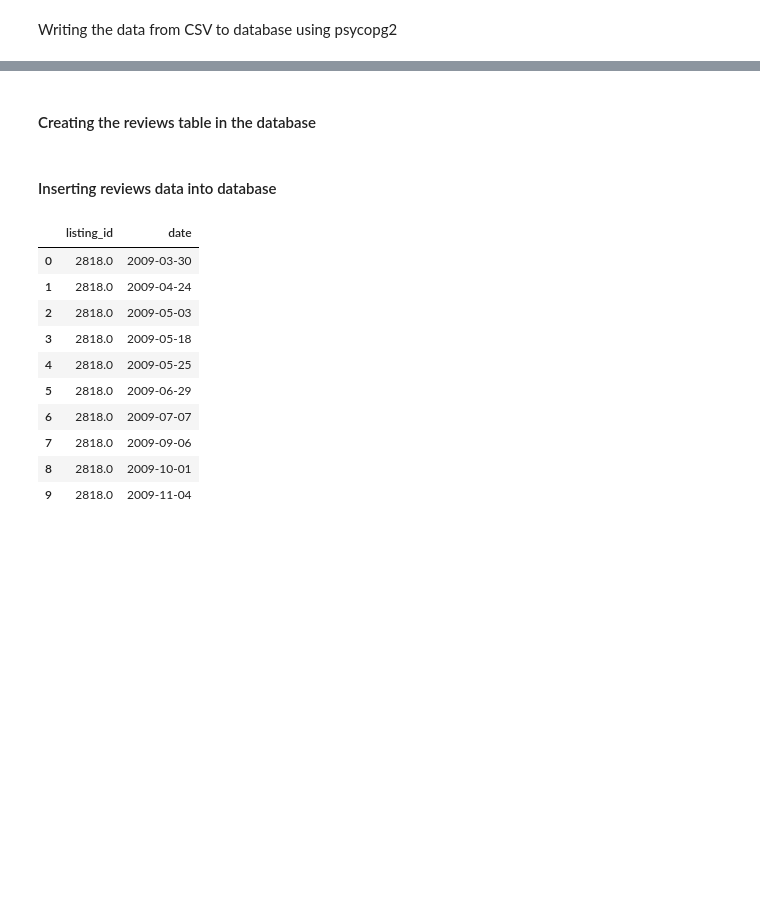
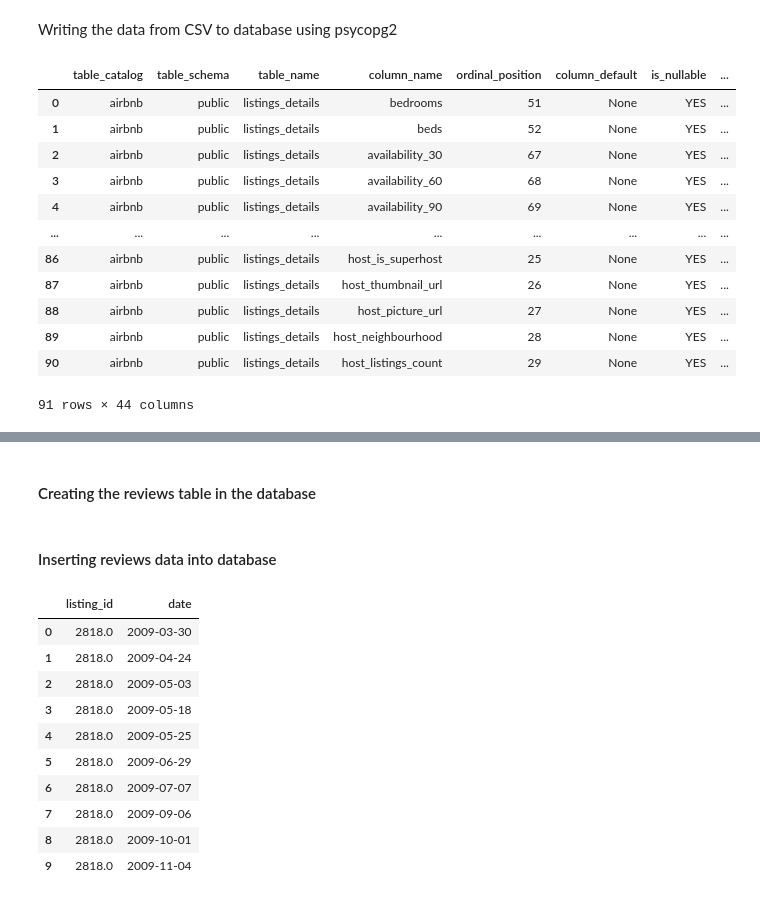
Before and after one commit to idjey/DEtheHardWay, a Jupyter notebook: airBnb_dataModeling.ipynb, the cells around one changed output, grey strips where cells are left out. Drawn from its saved outputs; the diff is of its cells as text; code cells hidden in the pictures; blank space fills up the shorter version.

Commit message:
Trying my hand on data modeling. Gathered some knowledge

```diff
--- a/airBnb_dataModeling.ipynb
+++ b/airBnb_dataModeling.ipynb
@@ -108,6 +143,19 @@ relation "calendar" already exists
 # %% [markdown]
 Writing the data from CSV to database using psycopg2
 # %%
-copyCalendarData = """COPY calendar from '/var/lib/postgresql/data/airbnb/calendar.csv'
-        DELIMITER ',' CSV HEADER"""
+getSchema('listings_details',credentials)
+# %% [output]
+|  | table_catalog | table_schema | table_name | column_name | ordinal_position | column_default | is_nullable | ... |
+| 0 | airbnb | public | listings_details | bedrooms | 51 | None | YES | ... |
+| 1 | airbnb | public | listings_details | beds | 52 | None | YES | ... |
+| 2 | airbnb | public | listings_details | availability_30 | 67 | None | YES | ... |
+| 3 | airbnb | public | listings_details | availability_60 | 68 | None | YES | ... |
+| 4 | airbnb | public | listings_details | availability_90 | 69 | None | YES | ... |
+| ... | ... | ... | ... | ... | ... | ... | ... | ... |
+| 86 | airbnb | public | listings_details | host_is_superhost | 25 | None | YES | ... |
+| 87 | airbnb | public | listings_details | host_thumbnail_url | 26 | None | YES | ... |
+| 88 | airbnb | public | listings_details | host_picture_url | 27 | None | YES | ... |
+| 89 | airbnb | public | listings_details | host_neighbourhood | 28 | None | YES | ... |
+| 90 | airbnb | public | listings_details | host_listings_count | 29 | None | YES | ... |
+91 rows × 44 columns
 # %% [markdown]
```
Also changed, not shown: parts of 9 cells of this notebook, 3 other files.
